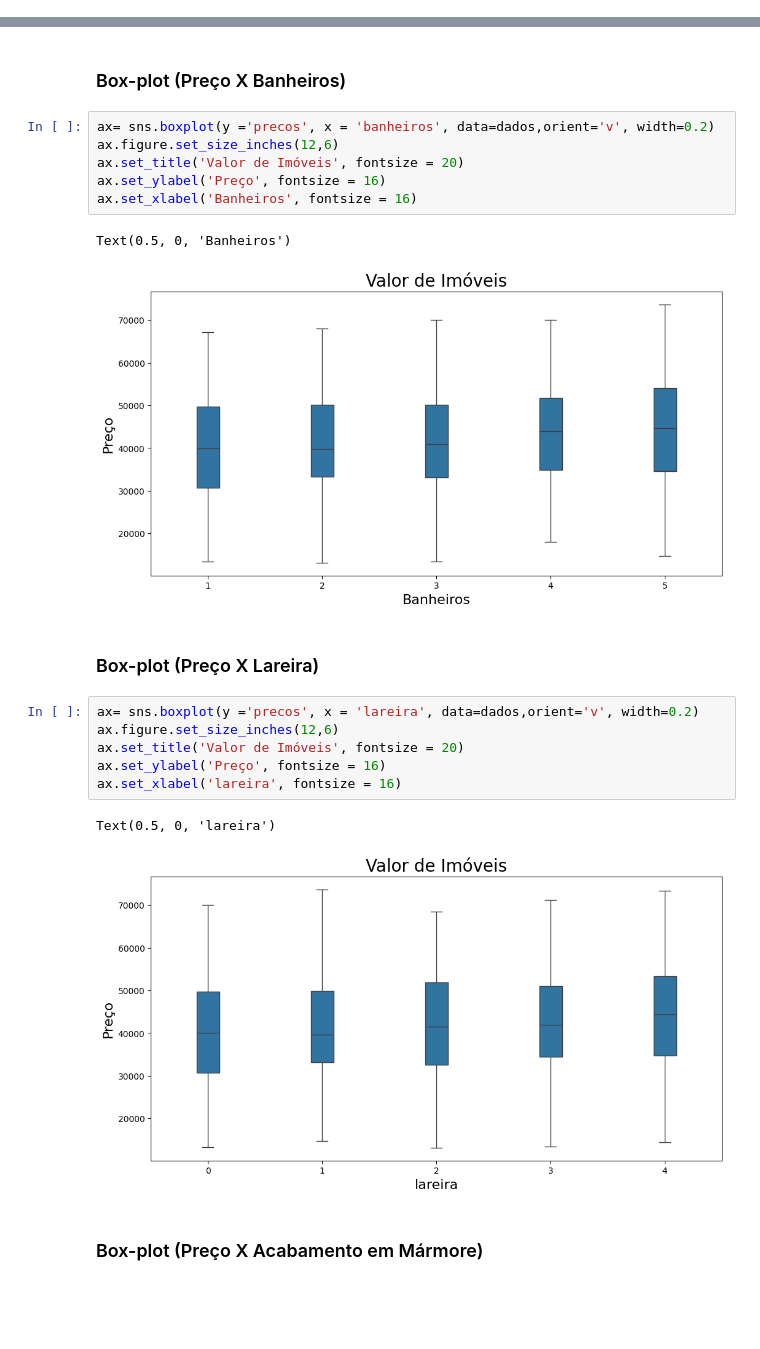
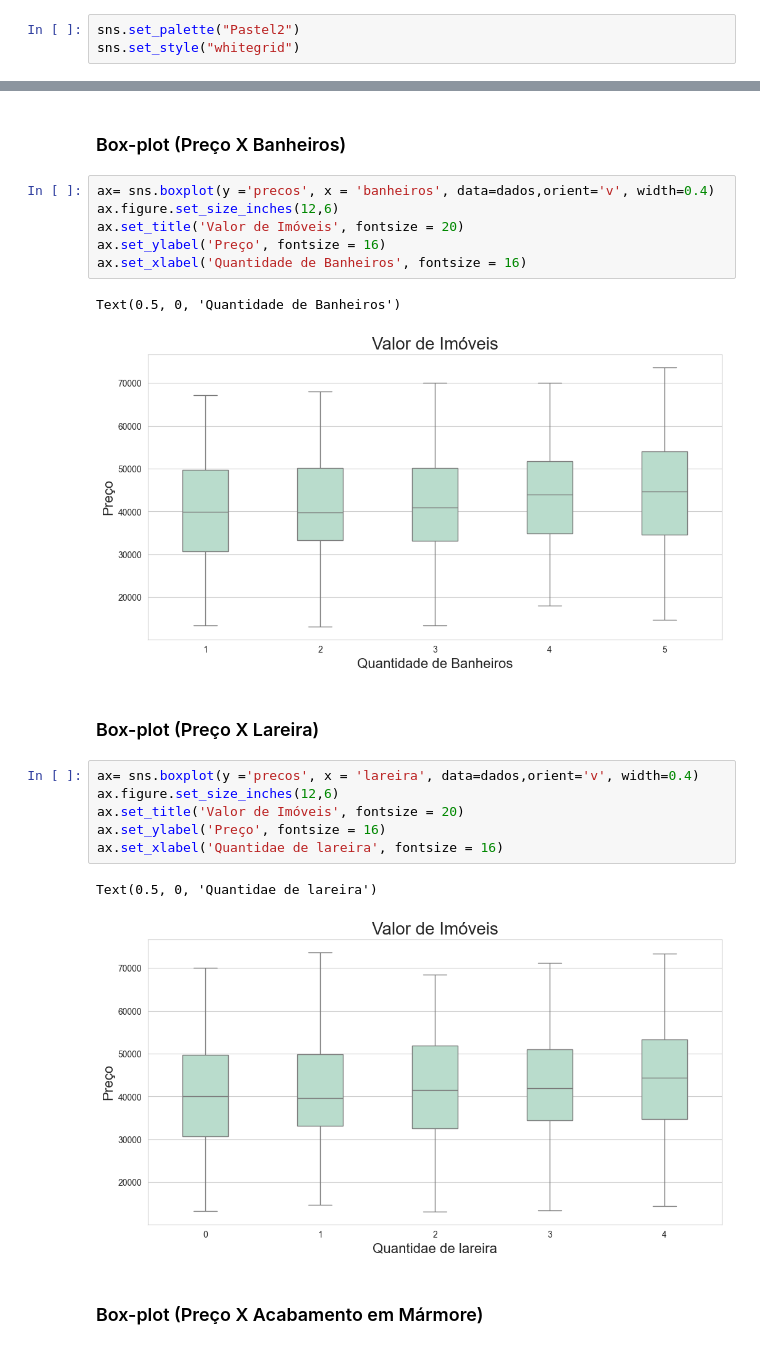
Before and after one commit to lucianeberger/curso_alura_data_science, a Jupyter notebook: Regressão Linear/data-science/reg-linear/Exercicio/Regressao Linear - Exercicio.ipynb, the cells around one changed output, grey strips where cells are left out. Saved outputs shown, nothing was run; the diff lists cells and outputs as text; blank space fills up the shorter version.

```diff
--- a/Regressão Linear/data-science/reg-linear/Exercicio/Regressao Linear - Exercicio.ipynb
+++ b/Regressão Linear/data-science/reg-linear/Exercicio/Regressao Linear - Exercicio.ipynb
@@ -118,0 +103,3 @@ import seaborn as sns
+# %%
+sns.set_palette("Pastel2")
+sns.set_style("whitegrid")
@@ -156,25 +134,25 @@ Text(0.5, 0, 'Garagem')
 # %% [markdown]
 ### Box-plot (Preço X Banheiros)
 # %%
-ax= sns.boxplot(y ='precos', x = 'banheiros', data=dados,orient='v', width=0.2)
+ax= sns.boxplot(y ='precos', x = 'banheiros', data=dados,orient='v', width=0.4)
 ax.figure.set_size_inches(12,6)
 ax.set_title('Valor de Imóveis', fontsize = 20)
 ax.set_ylabel('Preço', fontsize = 16)
-ax.set_xlabel('Banheiros', fontsize = 16)
+ax.set_xlabel('Quantidade de Banheiros', fontsize = 16)
 # %% [output]
-Text(0.5, 0, 'Banheiros')
+Text(0.5, 0, 'Quantidade de Banheiros')
-[figure, old version]
+[figure, new version]
 # %% [markdown]
 ### Box-plot (Preço X Lareira)
 # %%
-ax= sns.boxplot(y ='precos', x = 'lareira', data=dados,orient='v', width=0.2)
+ax= sns.boxplot(y ='precos', x = 'lareira', data=dados,orient='v', width=0.4)
 ax.figure.set_size_inches(12,6)
 ax.set_title('Valor de Imóveis', fontsize = 20)
 ax.set_ylabel('Preço', fontsize = 16)
-ax.set_xlabel('lareira', fontsize = 16)
+ax.set_xlabel('Quantidae de lareira', fontsize = 16)
 # %% [output]
-Text(0.5, 0, 'lareira')
+Text(0.5, 0, 'Quantidae de lareira')
-[figure, old version]
+[figure, new version]
 # %% [markdown]
 ### Box-plot (Preço X Acabamento em Mármore)
 # %%
```
Also changed, not shown: parts of 24 cells of this notebook, 1 other file.
